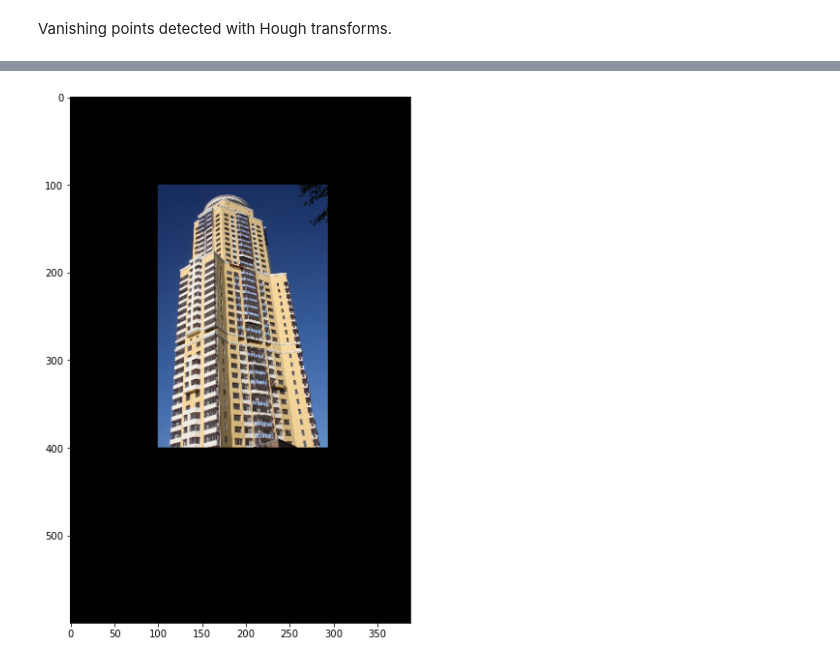
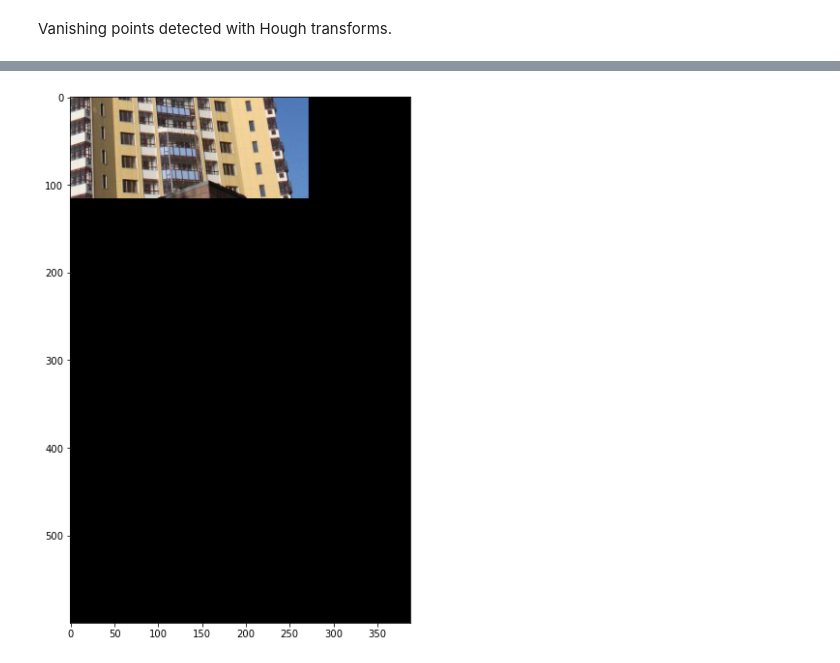
Before and after one commit to jointpoints/perspective-control, a Jupyter notebook: experiments/projective_transform.ipynb, the cells around one changed output, grey strips where cells are left out. Saved outputs shown, nothing was run; the diff lists cells and outputs as text; code cells hidden in the pictures.

Commit message:
First success in projective transformations
1. Successful composition of projective transforms.
2. Needs more study on how to combine projective transforms with 3D transforms.

```diff
--- a/experiments/projective_transform.ipynb
+++ b/experiments/projective_transform.ipynb
@@ -54,4 +67,7 @@ transform_op = transform.ProjectiveTransform(translate_matrix)
+# %%
+origin_transform = transform.EuclideanTransform(translation=(-v_v[1], -v_h[0]))
+inv_origin_transform = transform.EuclideanTransform(translation=(v_v[1], v_h[0]))
 # %%
-render_image(transform.warp(image, transform_op))
+render_image(transform.warp(image, origin_transform.inverse))
 # %% [output]
-[figure, old version]
+[figure, new version]
```
Also changed, not shown: parts of 10 cells of this notebook.
